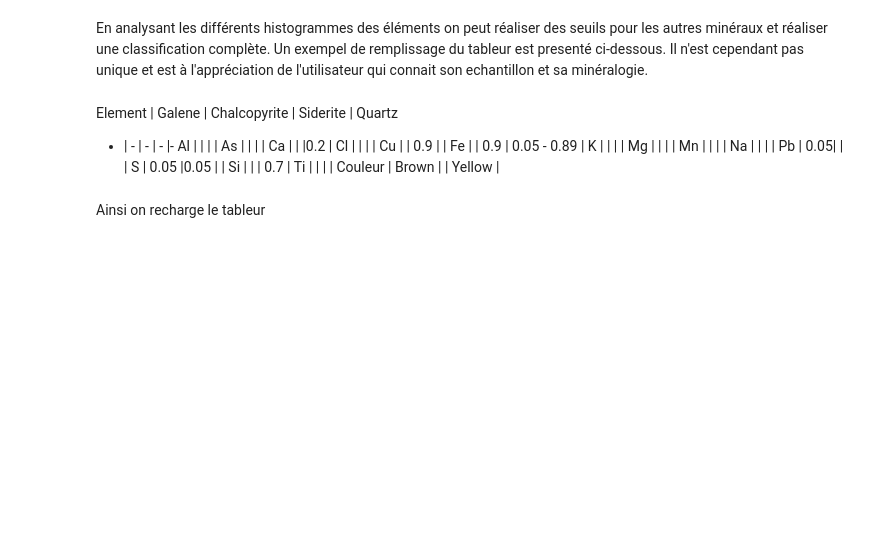
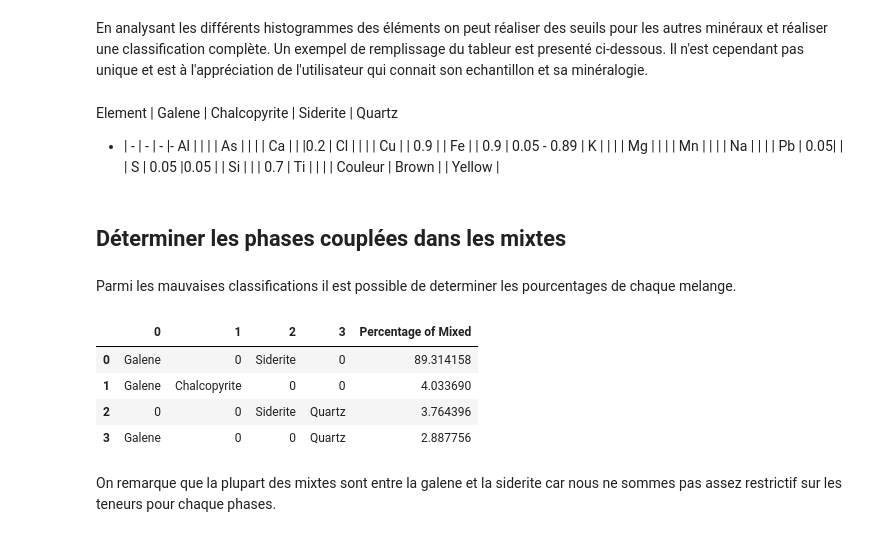
Before and after one commit to hameye/MARCIA, a Jupyter notebook: docs/examples/Tutorial_fr.ipynb, the cells around one changed output. Drawn from its saved outputs; the diff is of its cells as text; code cells hidden in the pictures; blank space fills up the shorter version.

Commit message:
Add analysis of mixed minerals bearing phases, update tutorials

```diff
--- a/docs/examples/Tutorial_fr.ipynb
+++ b/docs/examples/Tutorial_fr.ipynb
@@ -188,5 +200,17 @@ S | 0.05 |0.05  |  |
 Si |  |  | 0.7 |
 Ti |  |  |  |
 Couleur | Brown |  | Yellow |
-# %% [markdown]
-Ainsi on recharge le tableur
+# %% [markdown]
+## Déterminer les phases couplées dans les mixtes
+# %% [markdown]
+Parmi les mauvaises classifications il est possible de determiner les pourcentages de chaque melange.
+# %%
+mineral_cube.compute_duplicate_stats()
+# %% [output]
+|  | 0 | 1 | 2 | 3 | Percentage of Mixed |
+| 0 | Galene | 0 | Siderite | 0 | 89.314158 |
+| 1 | Galene | Chalcopyrite | 0 | 0 | 4.033690 |
+| 2 | 0 | 0 | Siderite | Quartz | 3.764396 |
+| 3 | Galene | 0 | 0 | Quartz | 2.887756 |
+# %% [markdown]
+On remarque que la plupart des mixtes sont entre la galene et la siderite car nous ne sommes pas assez restrictif sur les teneurs pour chaque phases.
```
Also changed, not shown: parts of 17 cells of this notebook, 3 other files.
